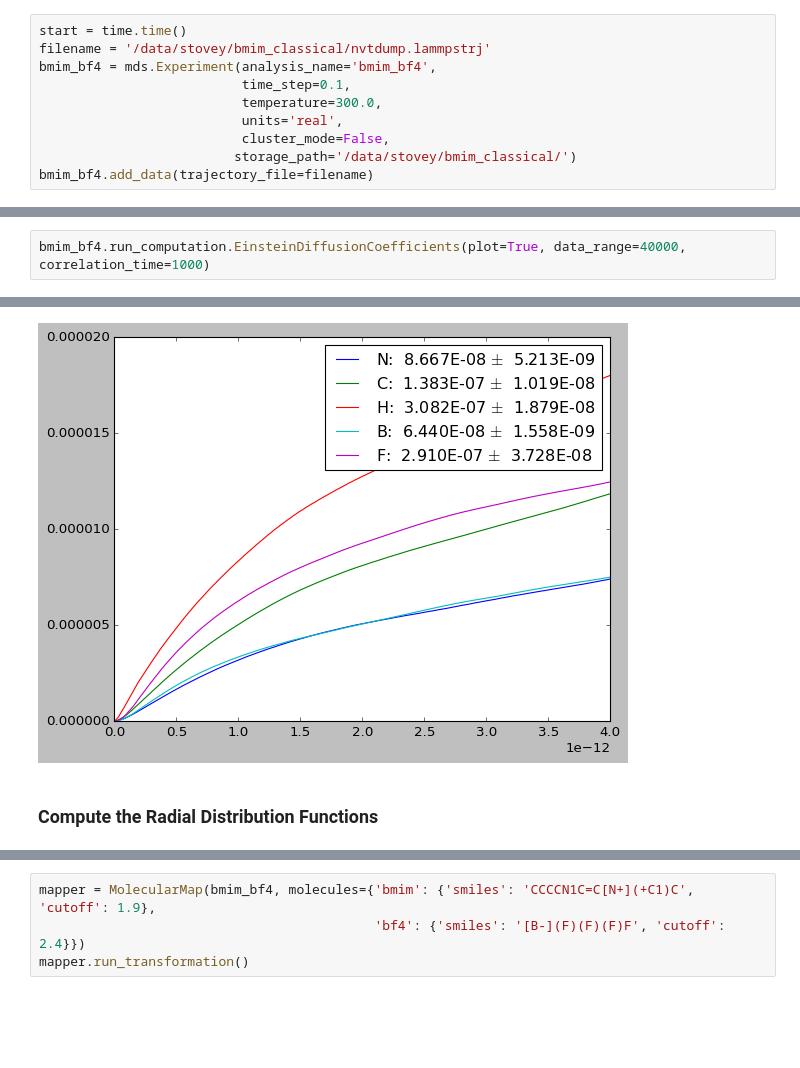
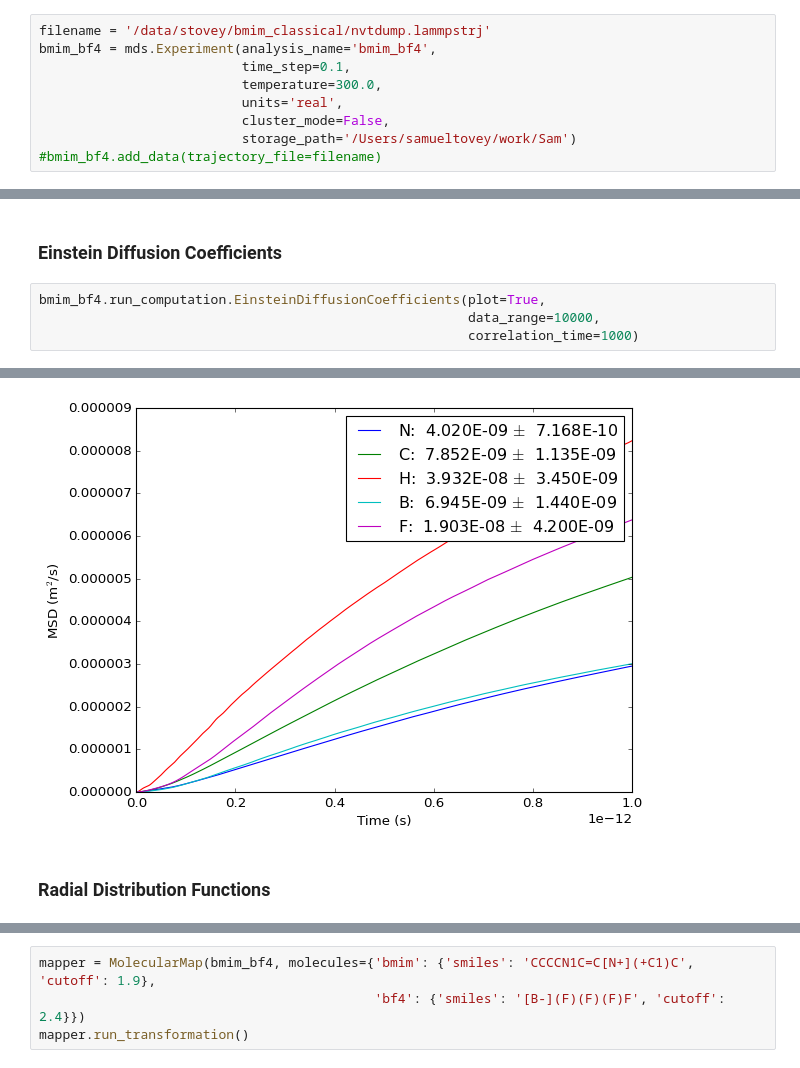
Before and after one commit to zincware/MDSuite, a Jupyter notebook: docs/source/_user_guide/bmim_bf4_example.ipynb, the cells around one changed output, grey strips where cells are left out. Cells and saved outputs as stored; diff of their text form; blank space fills up the shorter version.

```diff
--- a/docs/source/_user_guide/bmim_bf4_example.ipynb
+++ b/docs/source/_user_guide/bmim_bf4_example.ipynb
@@ -16,12 +12,11 @@ import time
 # %%
-start = time.time()
 filename = '/data/stovey/bmim_classical/nvtdump.lammpstrj'
 bmim_bf4 = mds.Experiment(analysis_name='bmim_bf4',
                           time_step=0.1,
                           temperature=300.0,
                           units='real',
                           cluster_mode=False,
-                         storage_path='/data/stovey/bmim_classical/')
-bmim_bf4.add_data(trajectory_file=filename)
+                          storage_path='/Users/samueltovey/work/Sam')
+#bmim_bf4.add_data(trajectory_file=filename)
 # %% [output]
 This experiment already exists! I'll load it up now.
@@ -51,3 +45,7 @@ Data Groups: ['Box_Images' 'Charge' 'Forces' 'Positions' 'Unwrapped_Positions'
+# %% [markdown]
+### Einstein Diffusion Coefficients
 # %%
-bmim_bf4.run_computation.EinsteinDiffusionCoefficients(plot=True, data_range=40000, correlation_time=1000)
+bmim_bf4.run_computation.EinsteinDiffusionCoefficients(plot=True,
+                                                       data_range=10000,
+                                                       correlation_time=1000)
 # %% [output]
@@ -55,4 +53,4 @@ bmim_bf4.run_computation.EinsteinDiffusionCoefficients(plot=True, data_range=400
-[figure, old version]
+[figure, new version]
 # %% [markdown]
-### Compute the Radial Distribution Functions
+### Radial Distribution Functions
 # %%
```
Also changed, not shown: parts of 18 cells of this notebook.
